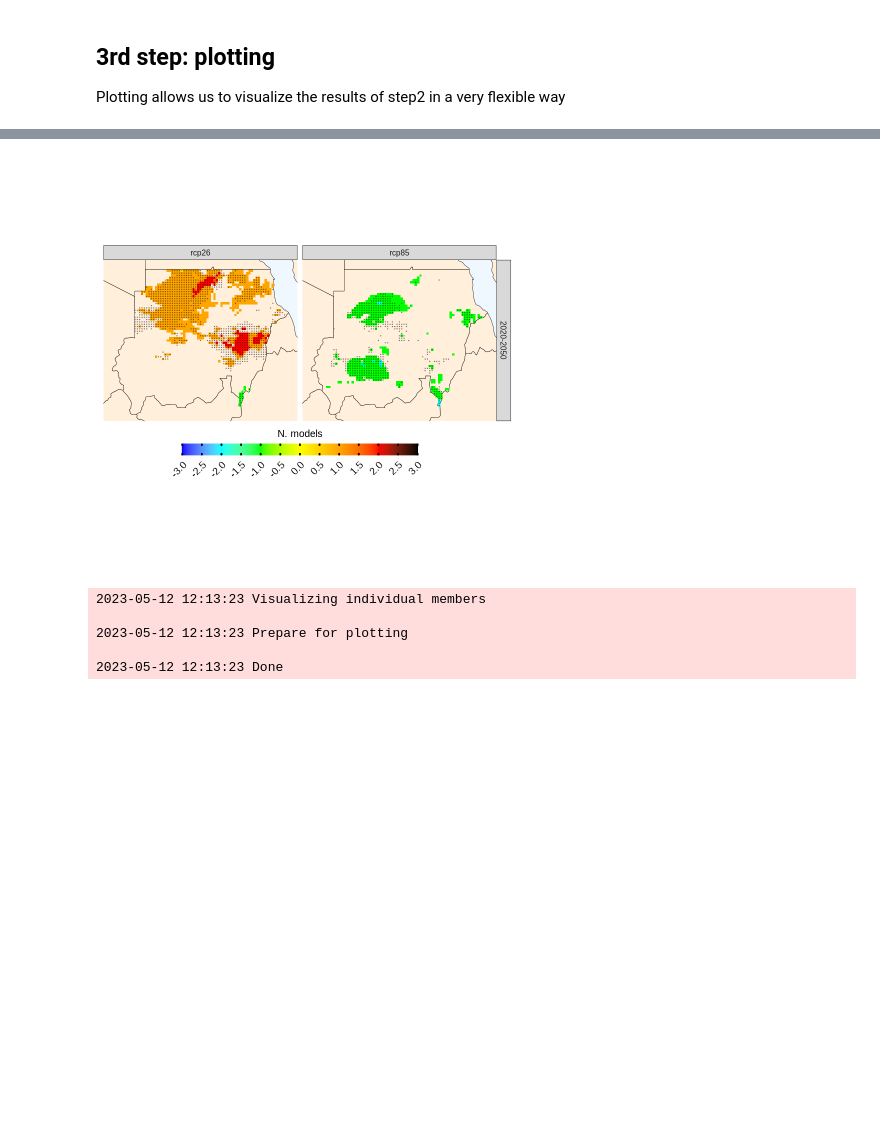
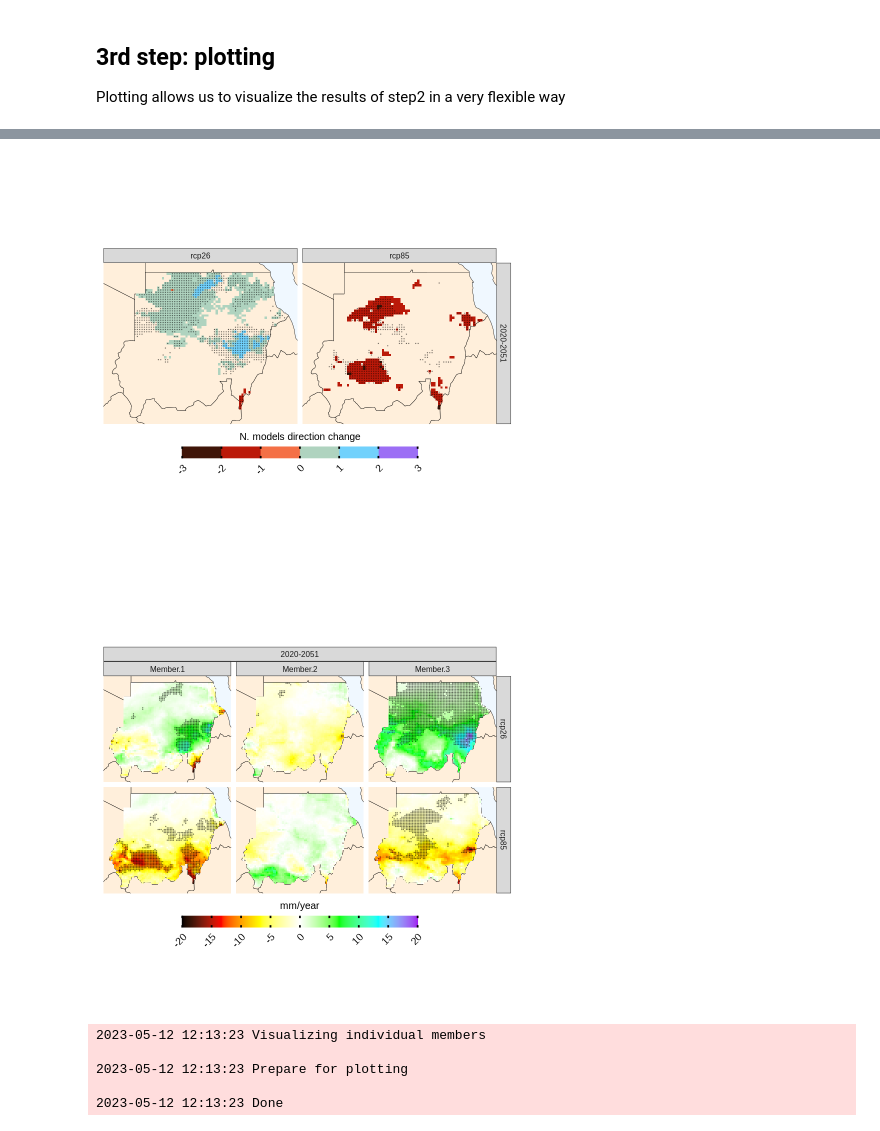
Before and after one commit to Risk-Team/CAVAanalytics, a Jupyter notebook: tutorials/trends.ipynb, the cells around one changed output, grey strips where cells are left out. Saved outputs shown, nothing was run; the diff lists cells and outputs as text; code cells hidden in the pictures; blank space fills up the shorter version.

```diff
--- a/tutorials/trends.ipynb
+++ b/tutorials/trends.ipynb
@@ -28,5 +28,5 @@ The load_data functions allow users to load netcdf file stored locally (specific
 
 exmp1 <- load_data(country = "Sudan", path.to.data = "CORDEX-CORE", variable = "pr", years.proj = 2020:2050,
                    years.hist = 2000,
-                   path.to.obs = NULL, buffer = 0, domain = "AFR-22", xlim=NULL, ylim=NULL, aggr.m="none")
+                   path.to.obs = NULL, buffer = 0, domain = "AFR-22", xlim=NULL, ylim=NULL, aggr.m="sum")
 # %% [output]
@@ -80,5 +80,10 @@ Plotting allows us to visualize the results of step2 in a very flexible way
 # based on the multimodel ensemble. The black dot is indicating the global p.value calculated based on multivariate linear models
 # while the color indicates the number of models which agree on the direction of change
 
-plotting(exmp1_trends, ensemble = T, frequencies = F, plot_titles="N. models change direction")
+plotting(exmp1_trends, ensemble = T, frequencies = F, plot_titles="N. models direction change",
+         palette=c("black", "red", "cyan", "purple"), bins=T, n.bins=6)
+
+
+plotting(exmp1_trends, ensemble = F, frequencies = F, plot_titles="mm/year",
+         legend_range = c(-20,20), palette=c("black", "red", "yellow", "white", "green", "cyan", "purple"))
 # %% [output]
@@ -90,4 +101,5 @@ plotting(exmp1_trends, ensemble = T, frequencies = F, plot_titles="N. models cha
-[figure, old version]
+[figure, new version]
+[figure, added]
 # %%
 # If you want to know the actual estimate of the slope parameter, you can do that by looking at the individual models.
 # As always you can change the colors if you want to
```
Also changed, not shown: parts of 3 cells of this notebook.
